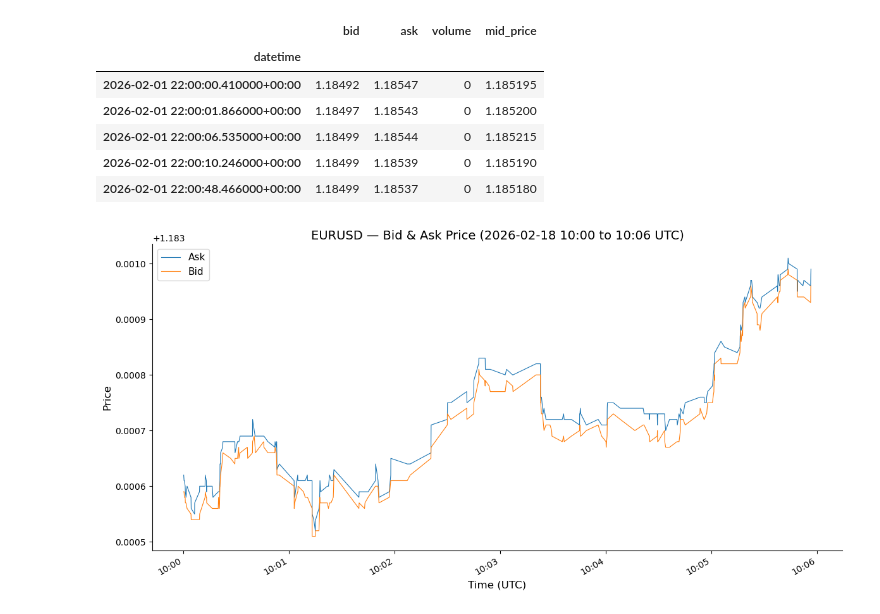
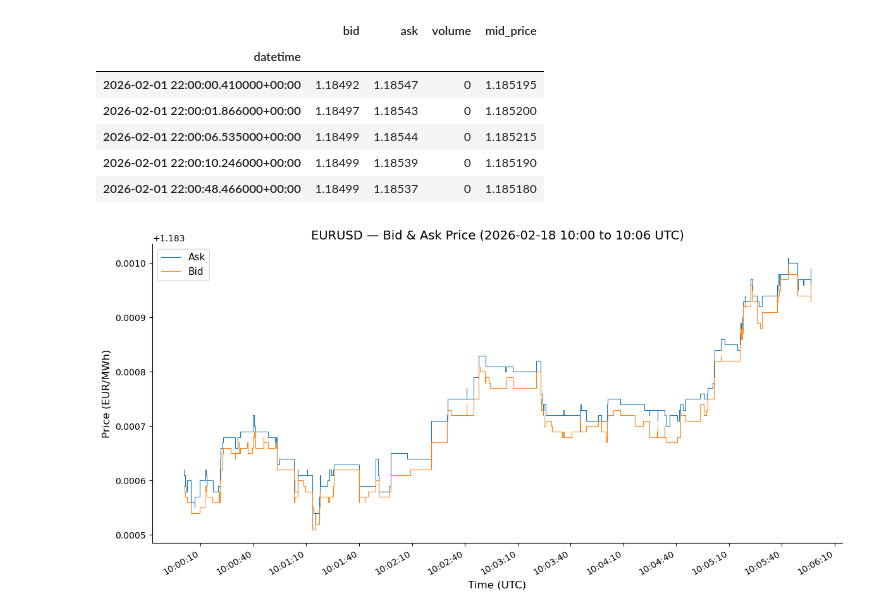
Before and after one commit to aadnerol/STK-MAT2011, a Jupyter notebook: code/notebooks/13_additional_plot.ipynb, the cells around one changed output. Saved outputs shown, nothing was run; the diff lists cells and outputs as text; code cells hidden in the pictures.

```diff
--- a/code/notebooks/13_additional_plot.ipynb
+++ b/code/notebooks/13_additional_plot.ipynb
@@ -33,29 +33,29 @@ df_init.head()
 # %%
 # --- Plot bid and ask price over a 5-hour window ---
 
 # Select a specific trading day, starting at 10:00 UTC
 date = pd.Timestamp("2026-02-18")
 start = pd.Timestamp(f"{date.date()} 10:00:00", tz="UTC")
 end = start + pd.Timedelta(hours=0.1)
 df_slice = df_init.loc[start:end]
 
 fig, ax = plt.subplots(figsize=(12, 6))
 
-ax.plot(df_slice.index, df_slice["ask"], label="Ask", linewidth=0.8)
-ax.plot(df_slice.index, df_slice["bid"], label="Bid", linewidth=0.8)
+ax.step(df_slice.index, df_slice["ask"], label="Ask", linewidth=0.8, where="post")
+ax.step(df_slice.index, df_slice["bid"], label="Bid", linewidth=0.8, where="post")
 
 # Time axis formatting
-ax.xaxis.set_major_formatter(mdates.DateFormatter("%H:%M"))
-ax.xaxis.set_major_locator(mdates.MinuteLocator(interval=1))
+ax.xaxis.set_major_formatter(mdates.DateFormatter("%H:%M:%S"))
+ax.xaxis.set_major_locator(mdates.SecondLocator(interval=30))
 fig.autofmt_xdate(rotation=30)
 
 ax.set_title(f"{market} — Bid & Ask Price ({start.strftime('%Y-%m-%d %H:%M')} to {end.strftime('%H:%M')} UTC)")
 ax.set_xlabel("Time (UTC)")
-ax.set_ylabel("Price")
+ax.set_ylabel("Price (EUR/MWh)")
 ax.legend()
 fig.tight_layout()
 
 plt.savefig(f"../plots/bid_ask{market}.pdf", bbox_inches="tight", format="pdf")
 plt.show()
 # %% [output]
-[figure, old version]
+[figure, new version]
```
Also changed, not shown: 1 other file.
